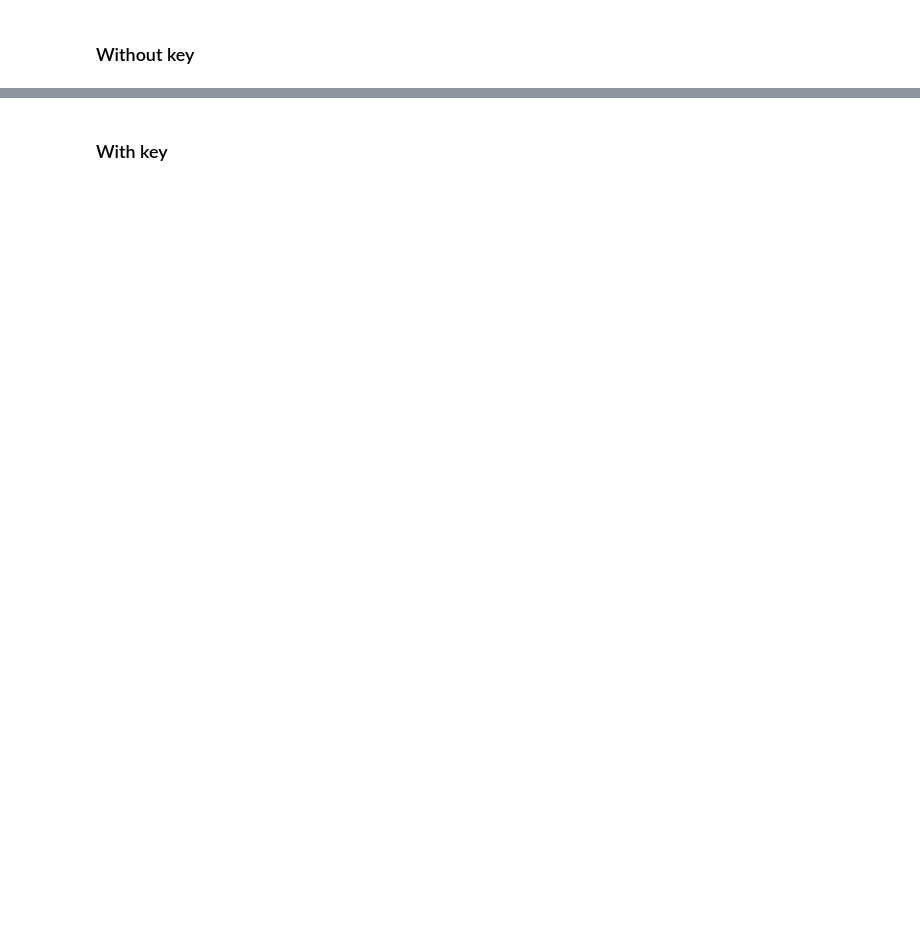
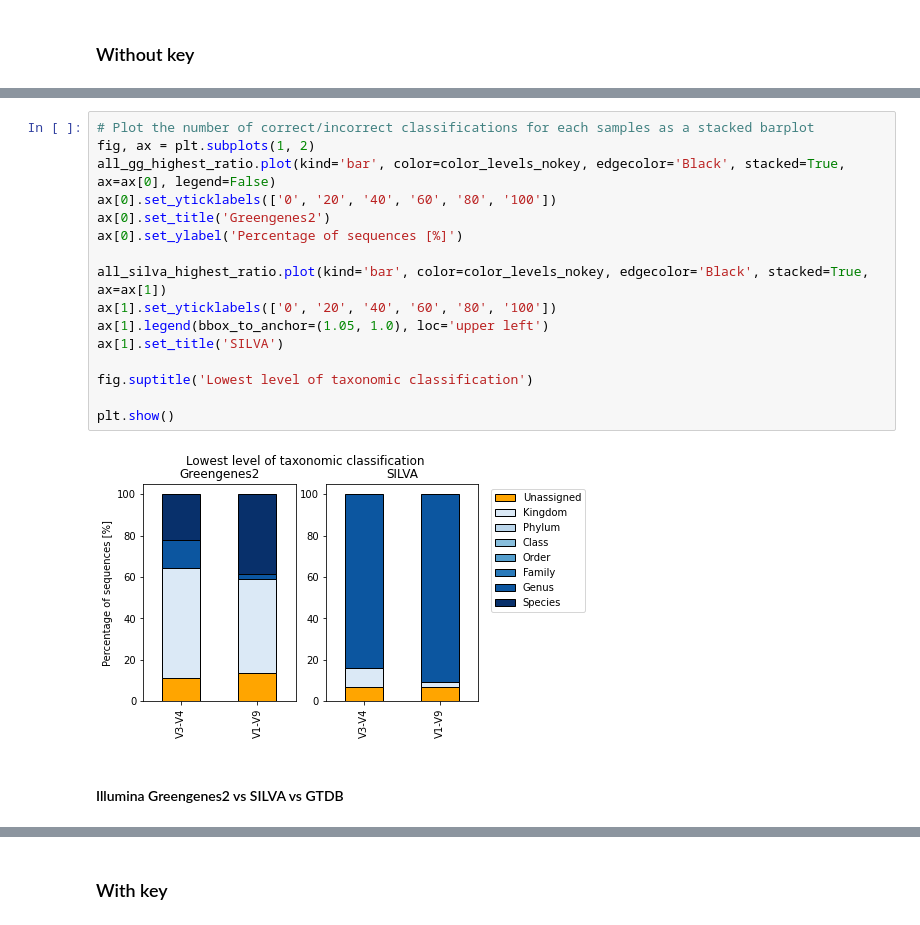
Before and after one commit to emblapersson/Applied-bioinformatics, a Jupyter notebook: 05_Plot_the_results/03_Plots_genus_species.ipynb, the cells around one changed output, grey strips where cells are left out. Cells and saved outputs as stored; diff of their text form; blank space fills up the shorter version.

```diff
--- a/05_Plot_the_results/03_Plots_genus_species.ipynb
+++ b/05_Plot_the_results/03_Plots_genus_species.ipynb
@@ -105,0 +138,20 @@ all_highest_ratio = all_highest_ratio.sort_index(axis=1)
+# %%
+# Plot the number of correct/incorrect classifications for each samples as a stacked barplot
+fig, ax = plt.subplots(1, 2)
+all_gg_highest_ratio.plot(kind='bar', color=color_levels_nokey, edgecolor='Black', stacked=True, ax=ax[0], legend=False)
+ax[0].set_yticklabels(['0', '20', '40', '60', '80', '100'])
+ax[0].set_title('Greengenes2')
+ax[0].set_ylabel('Percentage of sequences [%]')
+
+all_silva_highest_ratio.plot(kind='bar', color=color_levels_nokey, edgecolor='Black', stacked=True, ax=ax[1])
+ax[1].set_yticklabels(['0', '20', '40', '60', '80', '100'])
+ax[1].legend(bbox_to_anchor=(1.05, 1.0), loc='upper left')
+ax[1].set_title('SILVA')
+
+fig.suptitle('Lowest level of taxonomic classification')
+
+plt.show()
+# %% [output]
+[figure, added]
+# %% [markdown]
+#### Illumina Greengenes2 vs SILVA vs GTDB
```
Also changed, not shown: parts of 24 cells of this notebook, 26 other files.
